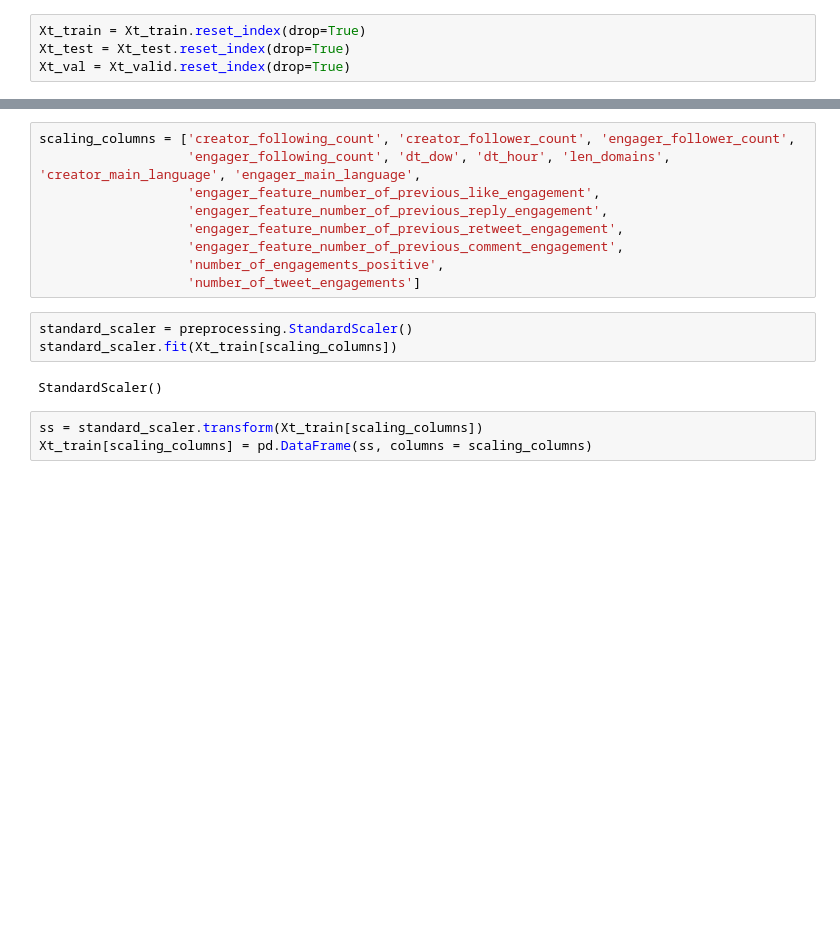
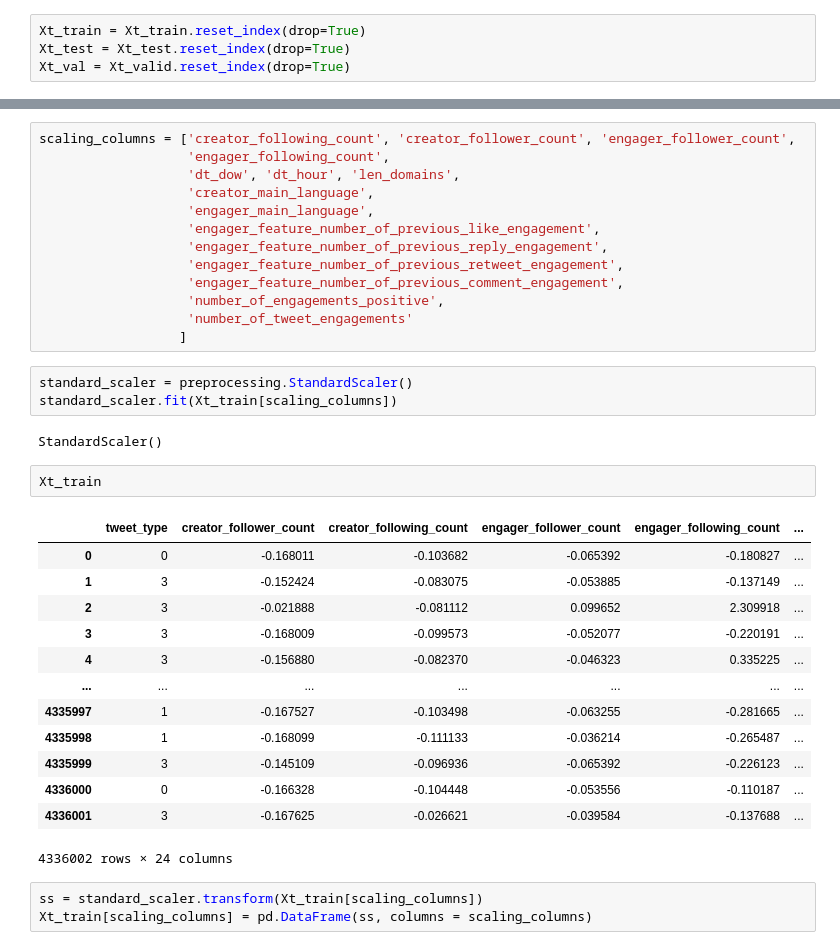
Before and after one commit to RecKIE7/recsys2021-twitter, a Jupyter notebook: models/notebooks/FFNN/04-FFNN_with_pickle(with tweet id engagements).ipynb, the cells around one changed output, grey strips where cells are left out. Saved outputs shown, nothing was run; the diff lists cells and outputs as text; blank space fills up the shorter version.

```diff
--- a/models/notebooks/FFNN/04-FFNN_with_pickle(with tweet id engagements).ipynb
+++ b/models/notebooks/FFNN/04-FFNN_with_pickle(with tweet id engagements).ipynb
@@ -356,17 +352,37 @@ Xt_val = Xt_valid.reset_index(drop=True)
 # %%
 scaling_columns = ['creator_following_count', 'creator_follower_count', 'engager_follower_count',
-                   'engager_following_count', 'dt_dow', 'dt_hour', 'len_domains', 'creator_main_language', 'engager_main_language',
+                   'engager_following_count',
+                   'dt_dow', 'dt_hour', 'len_domains',
+                   'creator_main_language',
+                   'engager_main_language',
                    'engager_feature_number_of_previous_like_engagement',
                    'engager_feature_number_of_previous_reply_engagement',
                    'engager_feature_number_of_previous_retweet_engagement',
                    'engager_feature_number_of_previous_comment_engagement',
                    'number_of_engagements_positive',
-                   'number_of_tweet_engagements']
+                   'number_of_tweet_engagements'
+                  ]
 # %%
 standard_scaler = preprocessing.StandardScaler()
 standard_scaler.fit(Xt_train[scaling_columns])
 # %% [output]
 StandardScaler()
+# %%
+Xt_train
+# %% [output]
+|  | tweet_type | creator_follower_count | creator_following_count | engager_follower_count | engager_following_count | ... |
+| 0 | 0 | -0.168011 | -0.103682 | -0.065392 | -0.180827 | ... |
+| 1 | 3 | -0.152424 | -0.083075 | -0.053885 | -0.137149 | ... |
+| 2 | 3 | -0.021888 | -0.081112 | 0.099652 | 2.309918 | ... |
+| 3 | 3 | -0.168009 | -0.099573 | -0.052077 | -0.220191 | ... |
+| 4 | 3 | -0.156880 | -0.082370 | -0.046323 | 0.335225 | ... |
+| ... | ... | ... | ... | ... | ... | ... |
+| 4335997 | 1 | -0.167527 | -0.103498 | -0.063255 | -0.281665 | ... |
+| 4335998 | 1 | -0.168099 | -0.111133 | -0.036214 | -0.265487 | ... |
+| 4335999 | 3 | -0.145109 | -0.096936 | -0.065392 | -0.226123 | ... |
+| 4336000 | 0 | -0.166328 | -0.104448 | -0.053556 | -0.110187 | ... |
+| 4336001 | 3 | -0.167625 | -0.026621 | -0.039584 | -0.137688 | ... |
+4336002 rows × 24 columns
 # %%
 ss = standard_scaler.transform(Xt_train[scaling_columns])
 Xt_train[scaling_columns] = pd.DataFrame(ss, columns = scaling_columns)
```
Also changed, not shown: parts of 11 cells of this notebook, 8 other files.
